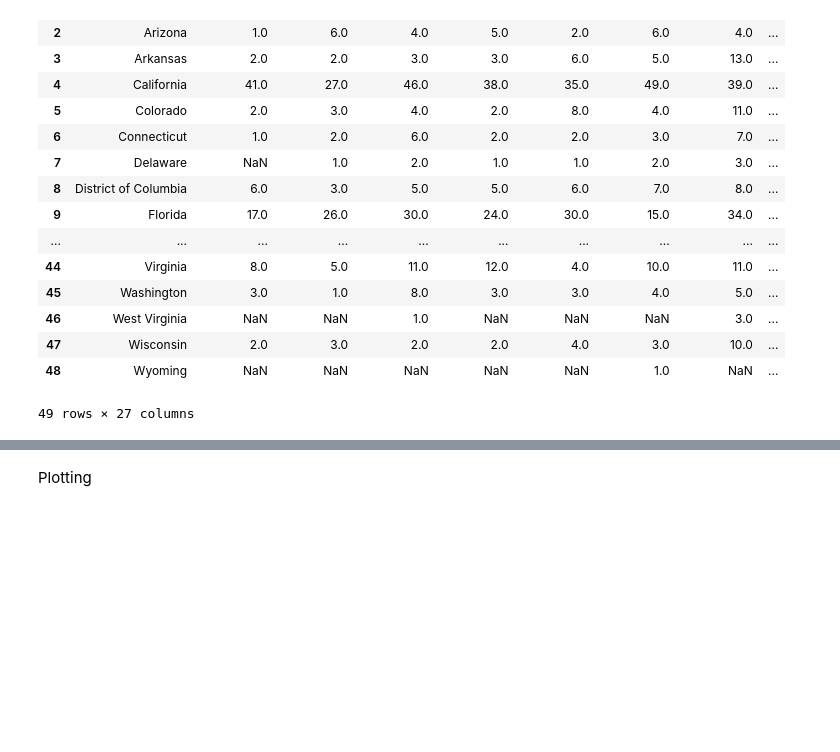
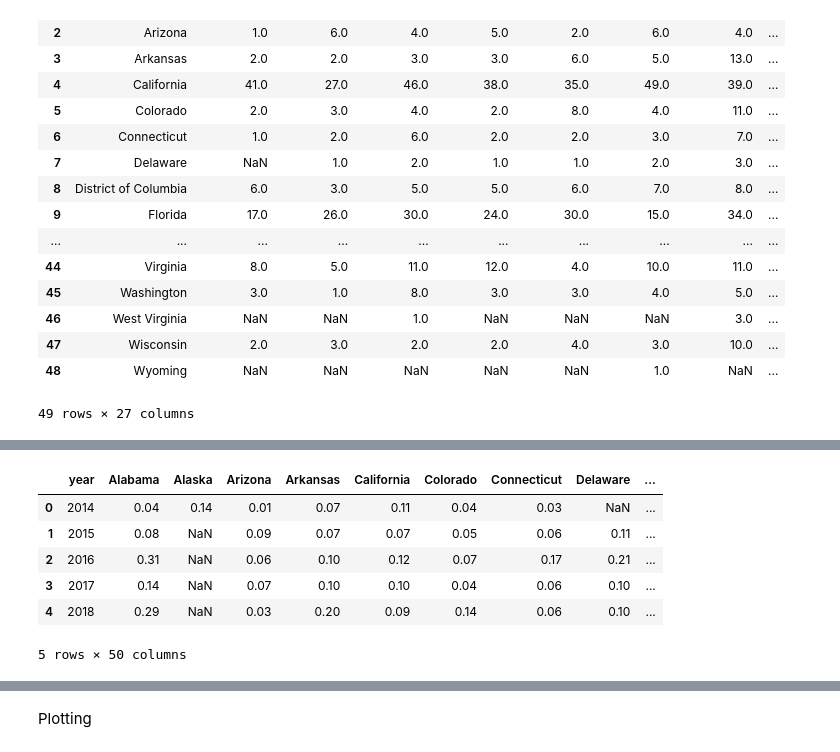
Before and after one commit to poojachaudhuri/project-2, a Jupyter notebook: plotting.ipynb, the cells around one changed output, grey strips where cells are left out. Saved outputs shown, nothing was run; the diff lists cells and outputs as text; code cells hidden in the pictures; blank space fills up the shorter version.

```diff
--- a/plotting.ipynb
+++ b/plotting.ipynb
@@ -590,3 +634,16 @@ df_state_wise
+# %%
+# read the csv file
+
+df_state_wise2 = pd.read_csv('states_by_year_normalized.csv')
+df_state_wise2.head()
+# %% [output]
+|  | year | Alabama | Alaska | Arizona | Arkansas | California | Colorado | Connecticut | Delaware | ... |
+| 0 | 2014 | 0.04 | 0.14 | 0.01 | 0.07 | 0.11 | 0.04 | 0.03 | NaN | ... |
+| 1 | 2015 | 0.08 | NaN | 0.09 | 0.07 | 0.07 | 0.05 | 0.06 | 0.11 | ... |
+| 2 | 2016 | 0.31 | NaN | 0.06 | 0.10 | 0.12 | 0.07 | 0.17 | 0.21 | ... |
+| 3 | 2017 | 0.14 | NaN | 0.07 | 0.10 | 0.10 | 0.04 | 0.06 | 0.10 | ... |
+| 4 | 2018 | 0.29 | NaN | 0.03 | 0.20 | 0.09 | 0.14 | 0.06 | 0.10 | ... |
+5 rows × 50 columns
 # %%
 # create a new dataframe in long format
 
```
Also changed, not shown: parts of 5 cells of this notebook, 1 other file.
